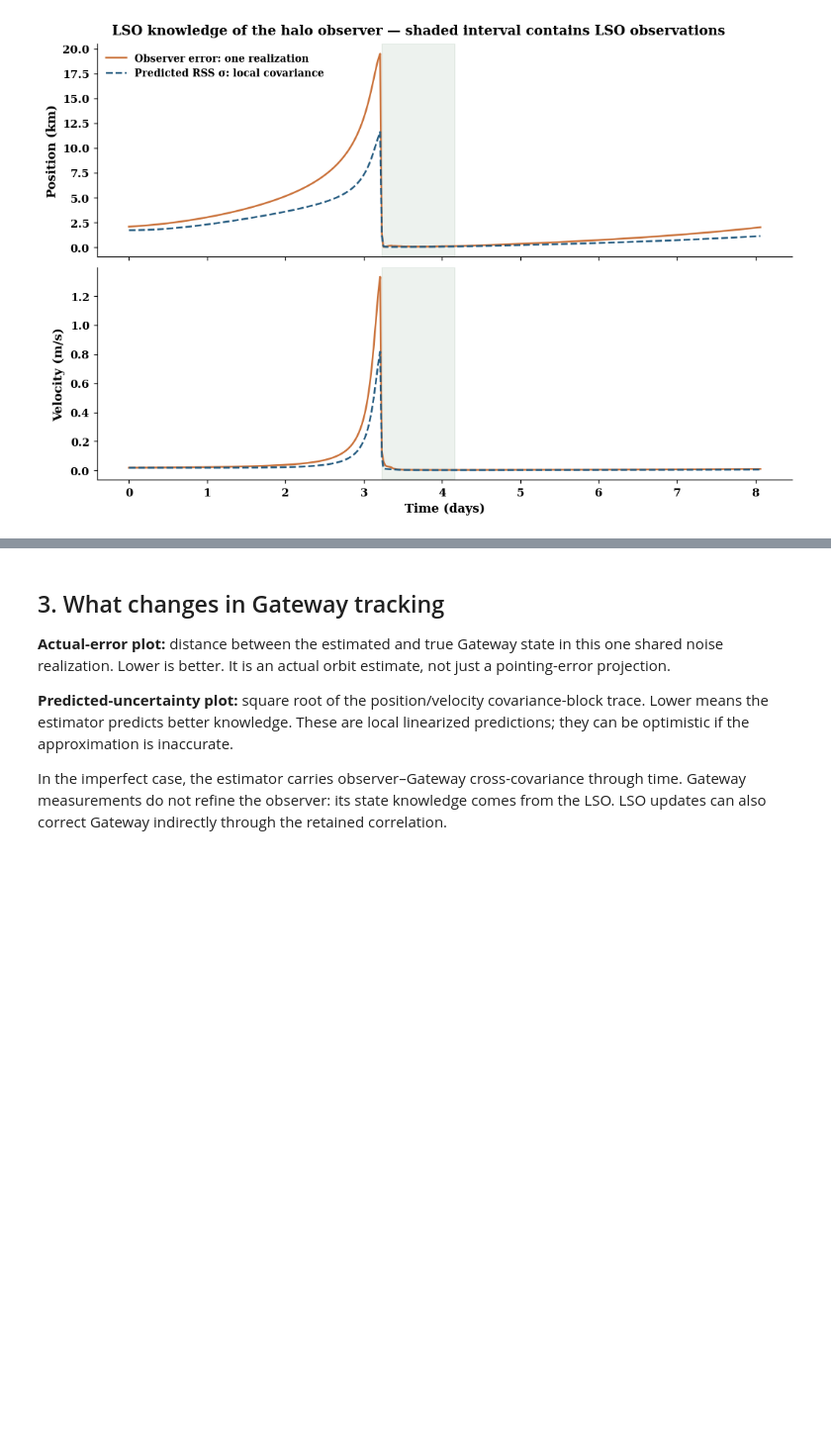
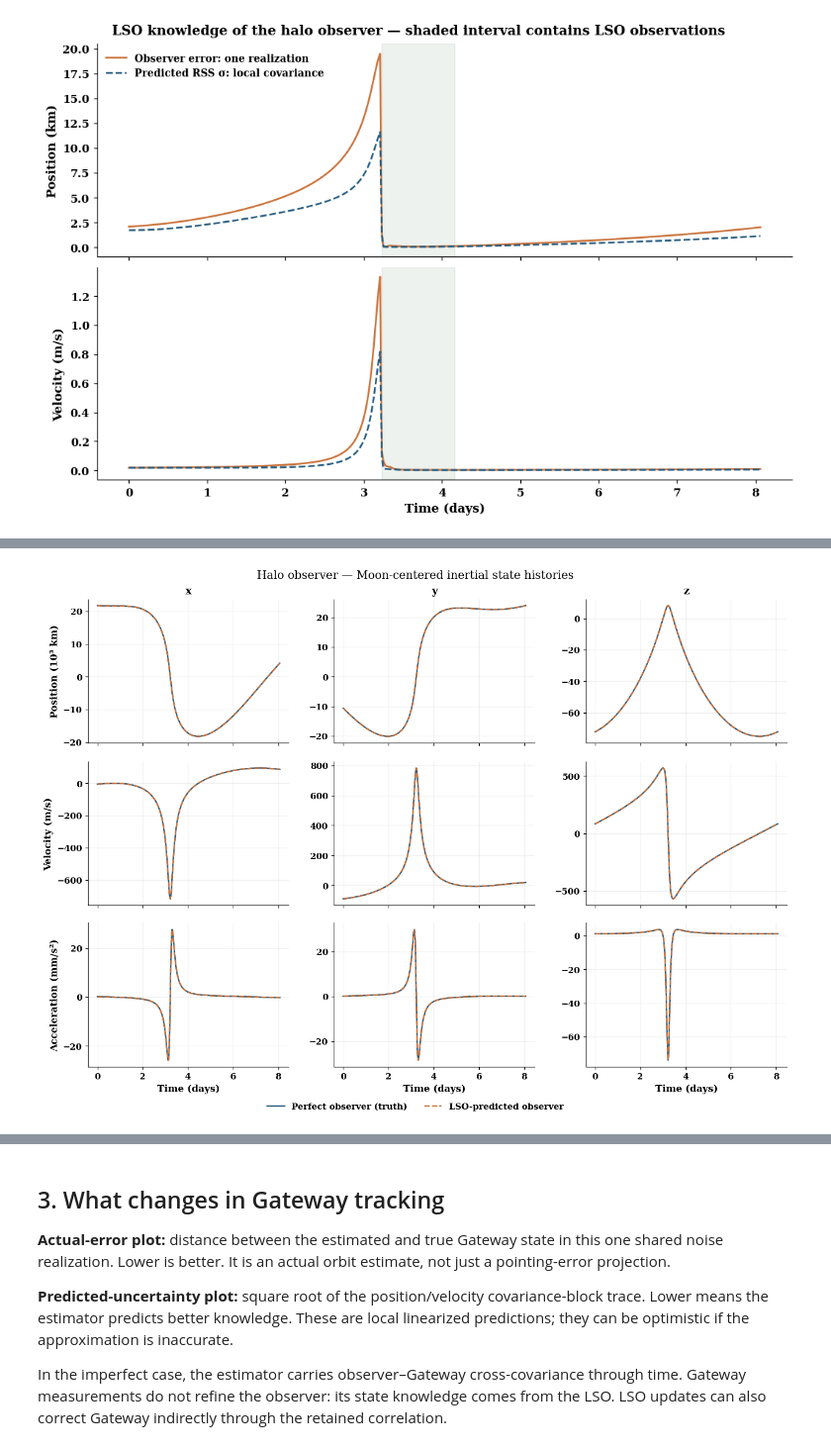
Before and after one commit to scottblender/Halo_Orbit_Tracking, a Jupyter notebook: notebooks/00_gateway_tracking_comparison.ipynb, the cells around one changed output, grey strips where cells are left out. Shown at 99% size. Cells and saved outputs as stored; diff of their text form; code cells hidden in the pictures; blank space fills up the shorter version.

Commit message:
Simplify course project and restore spacecraft state plots

```diff
--- a/notebooks/00_gateway_tracking_comparison.ipynb
+++ b/notebooks/00_gateway_tracking_comparison.ipynb
@@ -67,0 +70,5 @@ export(fig_observer, ROOT / "results/gateway_comparison/observer.png")
+# %%
+fig_observer_states = state_histories(result, 'observer')
+export(fig_observer_states, ROOT / 'results/gateway_comparison/observer_states.png')
+# %% [output]
+[figure, added]
```
Also changed, not shown: parts of 9 cells of this notebook, 32 other files.
